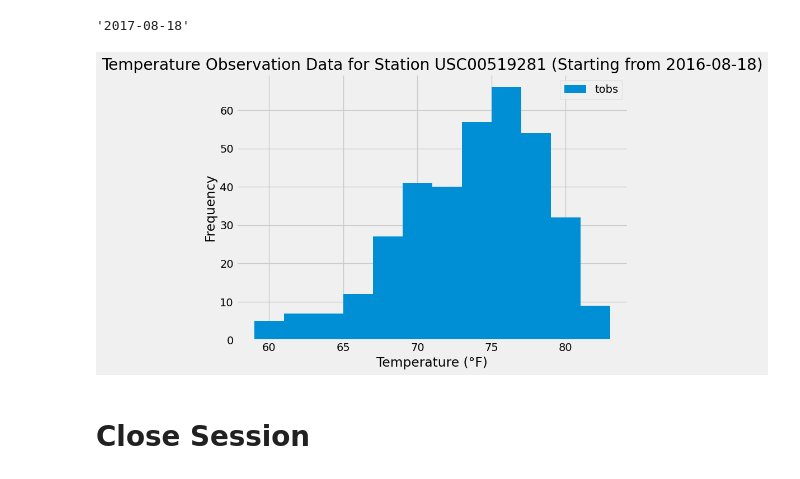
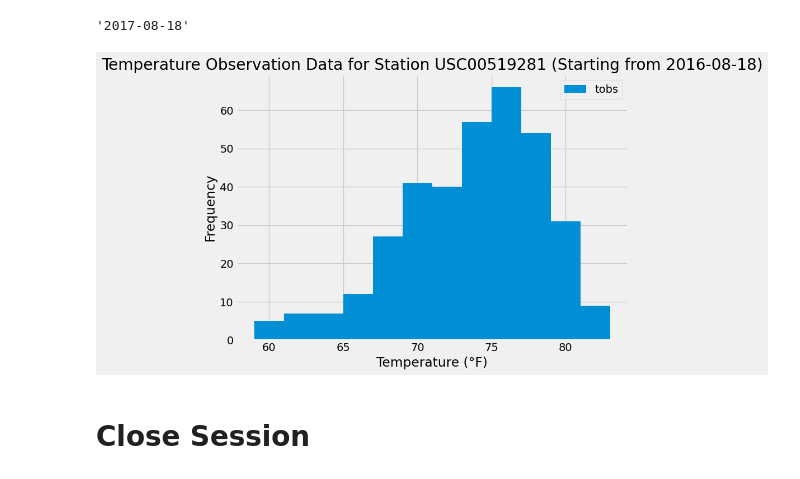
Before and after one commit to GraysonWiggins/sqlalchemy-challenge, a Jupyter notebook: climate_starter.ipynb, the cells around one changed output. Saved outputs shown, nothing was run; the diff lists cells and outputs as text; code cells hidden in the pictures.

Commit message:
edited so that date is not passed through as a variable and instead of 365 days, look for same date but with the year value minus 1

```diff
--- a/climate_starter.ipynb
+++ b/climate_starter.ipynb
@@ -127,7 +126,8 @@ Station: USC00518838, Row Count: 511
 # %%
 # Using the most active station id from the previous query, calculate the lowest, highest, and average temperature.
 # Define the most active station id
-most_active_station = 'USC00519281'
+most_active_station = active_stations[0][0]
+
 temperature_stats = session.query(func.min(Measurement.tobs), func.max(Measurement.tobs), func.avg(Measurement.tobs)).\
     filter(Measurement.station == most_active_station).all()
 print(temperature_stats)
@@ -135,34 +135,39 @@ print(temperature_stats)
 [(54.0, 85.0, 71.66378066378067)]
 # %%
 # Determine the most recent date of measurement for the station 'USC00519281'
-most_recent_date = session.query(func.max(Measurement.date)).filter(Measurement.station == 'USC00519281').scalar()
+most_recent_date = session.query(func.max(Measurement.date)).filter(Measurement.station == most_active_station).scalar()
 most_recent_date
 # %% [output]
 '2017-08-18'
 # %%
 # Using the most active station id
 # Query the last 12 months of temperature observation data for this station and plot the results as a histogram
 # Query the TOBS data for the previous 12 months for the most active station
+most_recent_date = dt.datetime.strptime(most_recent_date, '%Y-%m-%d')
+
+# Calculate the date one year before the most recent date
+one_year_ago = most_recent_date.replace(year=most_recent_date.year - 1)
+
 results = session.query(Measurement.date, Measurement.tobs).\
-    filter(Measurement.station == 'USC00519281').\
-    filter(Measurement.date >= '2016-08-18'
-).order_by(Measurement.date).all()
+    filter(Measurement.station == most_active_station).\
+    filter(Measurement.date >= one_year_ago).\
+    order_by(Measurement.date).all()
 
 temperatures = [result[1] for result in results]
 
 
 plt.figure(figsize=(8, 6))
 plt.hist(temperatures, bins=12, label='tobs')
 plt.xlabel('Temperature (°F)')
 plt.ylabel('Frequency')
 plt.title('Temperature Observation Data for Station USC00519281 (Starting from 2016-08-18)')
 
 plt.legend()
 
 plt.tight_layout()
 plt.show()
 # %% [output]
-[figure, old version]
+[figure, new version]
 # %% [markdown]
 # Close Session
 # %%
```
Also changed, not shown: parts of 1 cell of this notebook, 1 other file.
